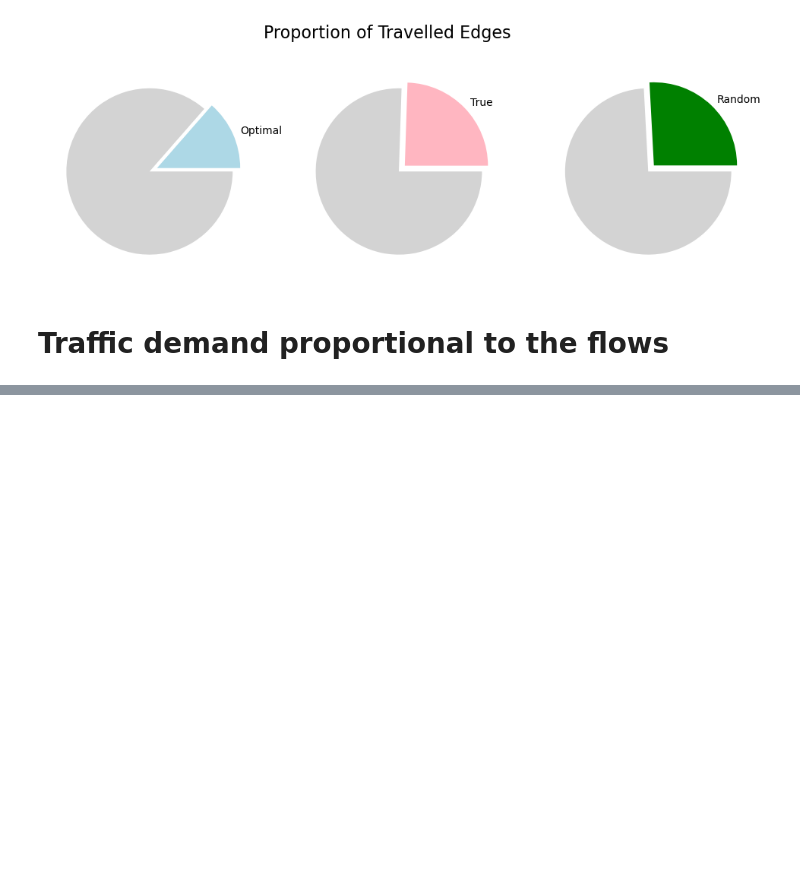
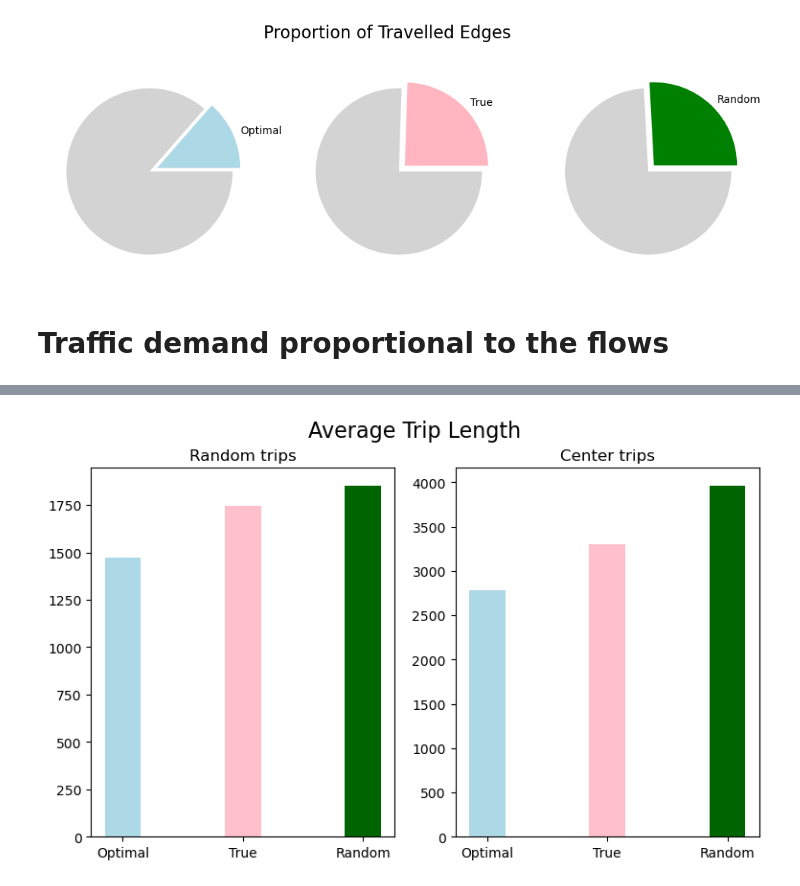
Before and after one commit to AndreaFrasson/Geospatial-Analitics, a Jupyter notebook: Project_12.ipynb, the cells around one changed output, grey strips where cells are left out. Saved outputs shown, nothing was run; the diff lists cells and outputs as text; code cells hidden in the pictures; blank space fills up the shorter version.

```diff
--- a/Project_12.ipynb
+++ b/Project_12.ipynb
@@ -783,0 +836,18 @@ oh_fdf['flows_pae_aggr'] = oh_fdf['flows_pae_aggr']/sums['flows_pae_aggr']
+# %%
+# Plot Bars
+fig, (ax1, ax2) = plt.subplots(nrows=1, ncols=2, figsize=(9, 5))
+fig.suptitle('Average Trip Length', fontsize=16)
+
+ax1.set_title('Random trips')
+length_r = [np.mean(oh_lr), np.mean(th_lr), np.mean(rh_lr)]
+barplot1 = ax1.bar(labels, length_r, color=colors, width=.3)
+
+#for i, val in enumerate(data):
+    #plt.text(i, val, float(val))
+ax2.set_title('Center trips')
+length_c = [np.mean(oh_lc), np.mean(th_lc), np.mean(rh_lc)]
+barplot2 = ax2.bar(labels, length_c, color=colors, width=.3)
+
+fig.show()
+# %% [output]
+[figure, added]
```
Also changed, not shown: parts of 7 cells of this notebook, 8 other files.
